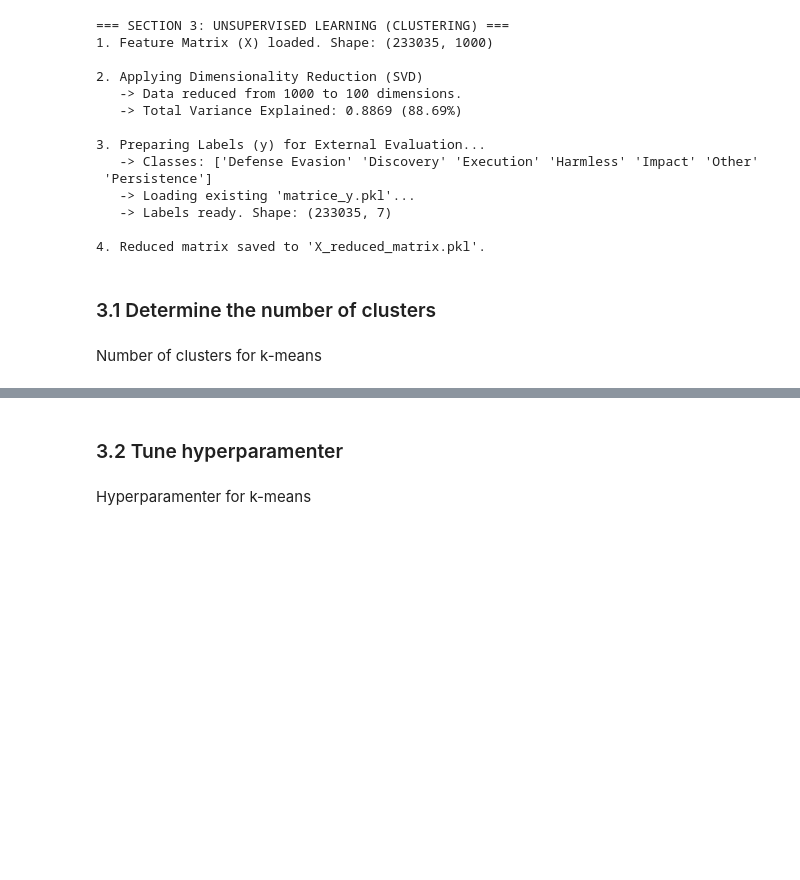
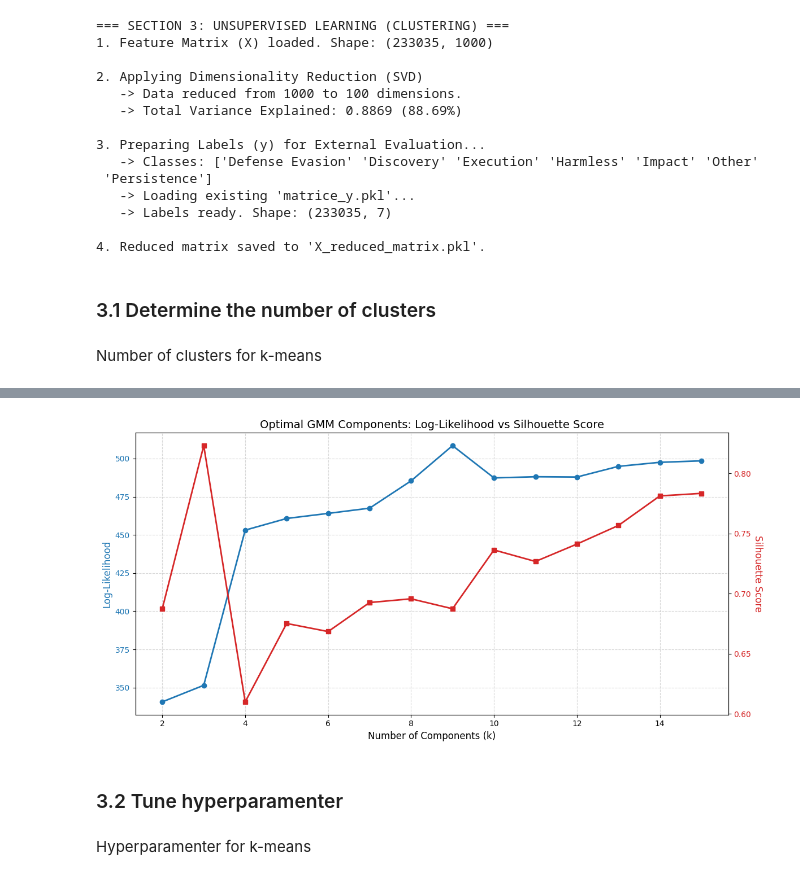
Before and after one commit to SteLib/ML-ssh-session-classifier, a Jupyter notebook: section_3_unsupervised_learning.ipynb, the cells around one changed output, grey strips where cells are left out. Drawn from its saved outputs; the diff is of its cells as text; code cells hidden in the pictures; blank space fills up the shorter version.

Commit message:
Added second clustering Algorithm and removed italian/informal comments

```diff
--- a/section_3_unsupervised_learning.ipynb
+++ b/section_3_unsupervised_learning.ipynb
@@ -428,0 +191,87 @@ LIBRARY STATUS: Using native sklearn.cluster.HDBSCAN
+# %%
+import matplotlib.pyplot as plt
+from sklearn.mixture import GaussianMixture
+from sklearn.metrics import silhouette_score
+import numpy as np
+import joblib as jl
+
+print("=== 3.2 DETERMINING OPTIMAL NUMBER OF COMPONENTS (GMM) ===")
+
+# --- 1. LOAD REDUCED DATA ---
+try:
+    X_reduced = jl.load('X_reduced_matrix.pkl')
+    print(f"1. Data loaded: {X_reduced.shape}")
+except FileNotFoundError:
+    # If the file isn't found, try to use the variable from memory if it exists
+    if 'X_reduced' not in locals():
+         raise FileNotFoundError("Error: Run the SVD step first to generate X_reduced.")
+    else:
+         print(f"1. Data loaded from memory: {X_reduced.shape}")
+
+# --- 2. SETUP PARAMETERS ---
+k_range = range(2, 16)
+log_likelihood_values = []
+silhouette_values = []
+
+# Subsampling for speed (Silhouette is slow on large data)
+sample_size = 15000
+if X_reduced.shape[0] > sample_size:
+    rng = np.random.RandomState(42)
+    indices = rng.choice(X_reduced.shape[0], sample_size, replace=False)
+    X_silhouette_sample = X_reduced[indices]
+else:
+    X_silhouette_sample = X_reduced
+
+print(f"2. Analyzing range k={k_range[0]}-{k_range[-1]}...")
+
+# --- 3. ITERATIVE CLUSTERING ---
+for k in k_range:
+    # Fit GMM
+    # n_init=1 is default, but 2 helps avoid local optima
+    gmm = GaussianMixture(n_components=k, random_state=42, n_init=2, covariance_type='full')
+    gmm.fit(X_reduced)
+
+
+    # gmm.score(X) returns the average log-likelihood per sample
+    log_likelihood_values.append(gmm.score(X_reduced))
+
+    # Collect Silhouette Score
+    labels_sample = gmm.predict(X_silhouette_sample)
+
+    # Check if we actually found > 1 cluster
+    if len(set(labels_sample)) > 1:
+        sil_score = silhouette_score(X_silhouette_sample, labels_sample)
+    else:
+        sil_score = -1
+
+    silhouette_values.append(sil_score)
+
+
+    print(f"   -> k={k}: Log-Likelihood={log_likelihood_values[-1]:.4f} | Silhouette={sil_score:.4f}")
+
+# --- 4. PLOTTING ---
+print("\n3. Plotting results...")
+fig, ax1 = plt.subplots(figsize=(12, 6))
+
+# Plot 1: Log-Likelihood
+color = 'tab:blue'
+ax1.set_xlabel('Number of Components (k)', fontsize=12)
+
+ax1.set_ylabel('Log-Likelihood', color=color, fontsize=12)
+
+ax1.plot(k_range, log_likelihood_values, 'o-', color=color, linewidth=2, label='Log-Likelihood')
+ax1.tick_params(axis='y', labelcolor=color)
+ax1.grid(True, which='both', linestyle='--', alpha=0.5)
+
+# Plot 2: Silhouette Score
+ax2 = ax1.twinx()
+color = 'tab:red'
+ax2.set_ylabel('Silhouette Score', color=color, fontsize=12, rotation=270, labelpad=15)
+ax2.plot(k_range, silhouette_values, 's-', color=color, linewidth=2, label='Silhouette')
+ax2.tick_params(axis='y', labelcolor=color)
+
+
+plt.title('Optimal GMM Components: Log-Likelihood vs Silhouette Score', fontsize=14)
+fig.tight_layout()
+plt.show()
+# %% [output]
@@ -429,3 +297,4 @@ LIBRARY STATUS: Using native sklearn.cluster.HDBSCAN
+[figure, added]
 # %% [markdown]
 ### 3.2 Tune hyperparamenter
 # %% [markdown]
```
Also changed, not shown: parts of 19 cells of this notebook, 3 other files.
